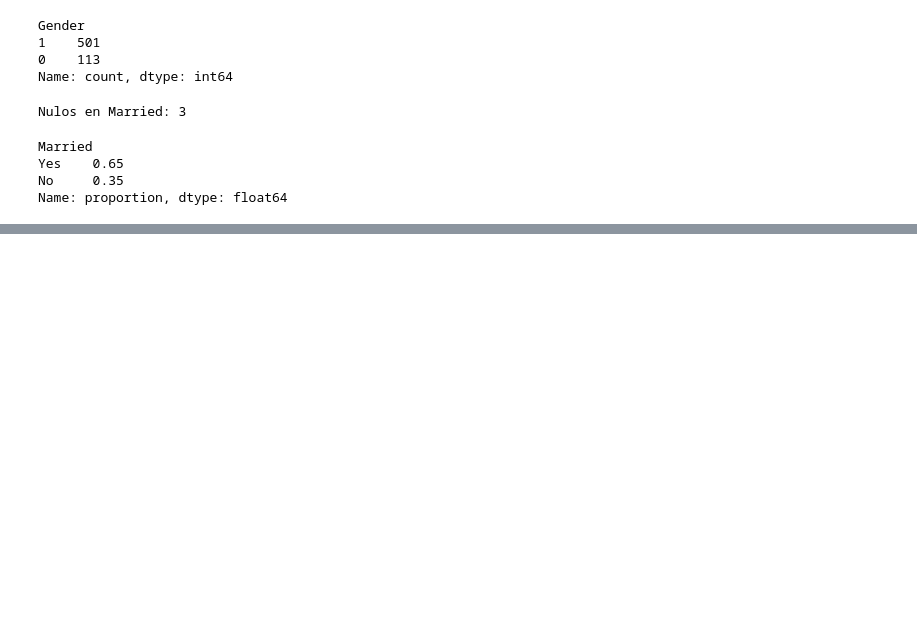
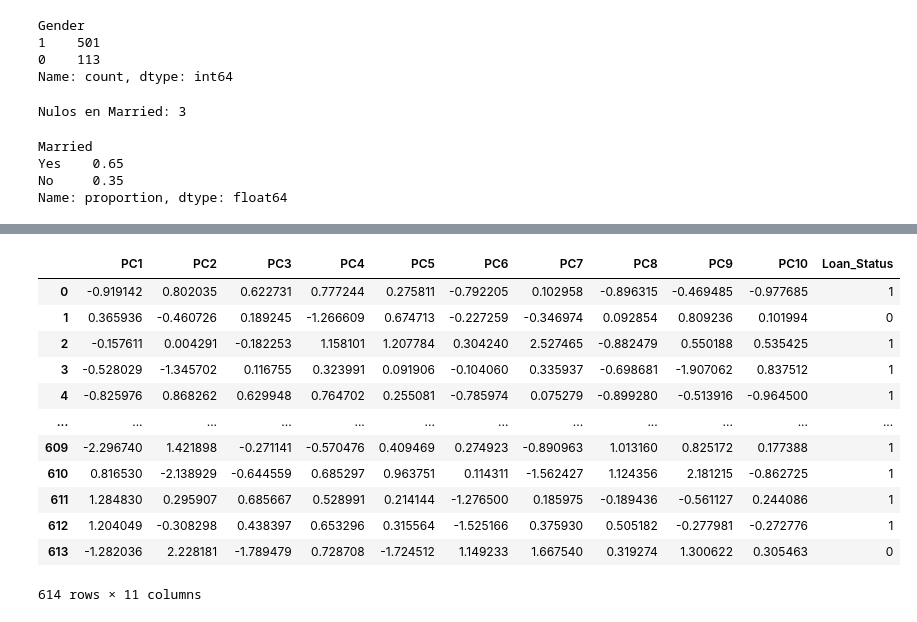
Before and after one commit to arangoluis94/bank-loan-pca, a Jupyter notebook: bank-loan-pca.ipynb, the cells around one changed output, grey strips where cells are left out. Cells and saved outputs as stored; diff of their text form; code cells hidden in the pictures; blank space fills up the shorter version.

```diff
--- a/bank-loan-pca.ipynb
+++ b/bank-loan-pca.ipynb
@@ -227,0 +717,20 @@ memory usage: 62.5+ KB
+# %%
+# Agregar la variable objetivo al DataFrame transformado
+pca_df = pd.DataFrame(data=X_pca, columns=['PC1', 'PC2', 'PC3', 'PC4', 'PC5', 'PC6', 'PC7', 'PC8', 'PC9', 'PC10'])
+pca_df['Loan_Status'] = y.values
+
+pca_df
+# %% [output]
+|  | PC1 | PC2 | PC3 | PC4 | PC5 | PC6 | PC7 | PC8 | PC9 | PC10 | Loan_Status |
+| 0 | -0.919142 | 0.802035 | 0.622731 | 0.777244 | 0.275811 | -0.792205 | 0.102958 | -0.896315 | -0.469485 | -0.977685 | 1 |
+| 1 | 0.365936 | -0.460726 | 0.189245 | -1.266609 | 0.674713 | -0.227259 | -0.346974 | 0.092854 | 0.809236 | 0.101994 | 0 |
+| 2 | -0.157611 | 0.004291 | -0.182253 | 1.158101 | 1.207784 | 0.304240 | 2.527465 | -0.882479 | 0.550188 | 0.535425 | 1 |
+| 3 | -0.528029 | -1.345702 | 0.116755 | 0.323991 | 0.091906 | -0.104060 | 0.335937 | -0.698681 | -1.907062 | 0.837512 | 1 |
+| 4 | -0.825976 | 0.868262 | 0.629948 | 0.764702 | 0.255081 | -0.785974 | 0.075279 | -0.899280 | -0.513916 | -0.964500 | 1 |
+| ... | ... | ... | ... | ... | ... | ... | ... | ... | ... | ... | ... |
+| 609 | -2.296740 | 1.421898 | -0.271141 | -0.570476 | 0.409469 | 0.274923 | -0.890963 | 1.013160 | 0.825172 | 0.177388 | 1 |
+| 610 | 0.816530 | -2.138929 | -0.644559 | 0.685297 | 0.963751 | 0.114311 | -1.562427 | 1.124356 | 2.181215 | -0.862725 | 1 |
+| 611 | 1.284830 | 0.295907 | 0.685667 | 0.528991 | 0.214144 | -1.276500 | 0.185975 | -0.189436 | -0.561127 | 0.244086 | 1 |
+| 612 | 1.204049 | -0.308298 | 0.438397 | 0.653296 | 0.315564 | -1.525166 | 0.375930 | 0.505182 | -0.277981 | -0.272776 | 1 |
+| 613 | -1.282036 | 2.228181 | -1.789479 | 0.728708 | -1.724512 | 1.149233 | 1.667540 | 0.319274 | 1.300622 | 0.305463 | 0 |
+614 rows × 11 columns
```
Also changed, not shown: parts of 64 cells of this notebook.
